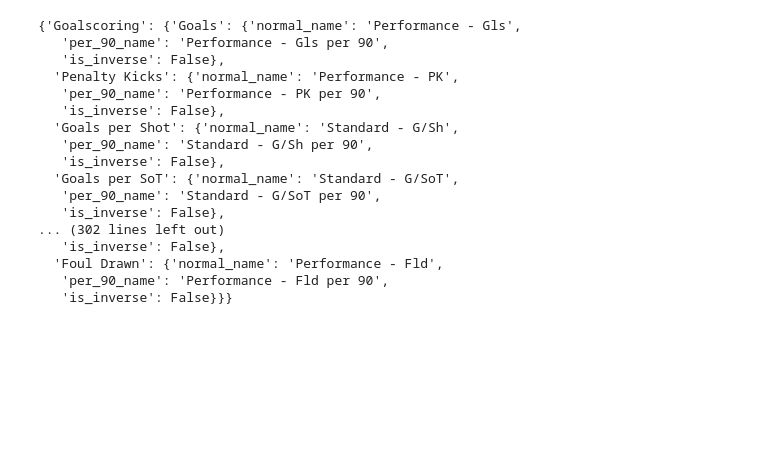
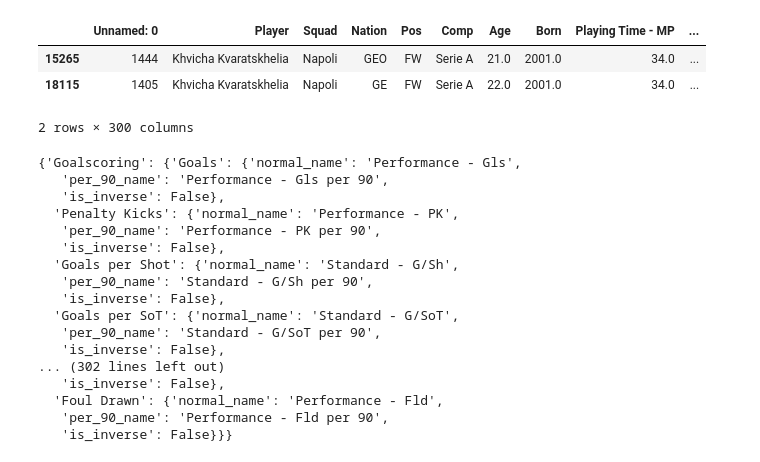
Before and after one commit to Rhys2024/Soccer_Visualization_Streamlit, a Jupyter notebook: Untitled.ipynb, the cells around one changed output. Drawn from its saved outputs; the diff is of its cells as text; code cells hidden in the pictures; blank space fills up the shorter version.

```diff
--- a/Untitled.ipynb
+++ b/Untitled.ipynb
@@ -31,3 +380,15 @@ temp[(temp.Season == '2023-2024') & (temp.Player == 'Harry Kane')]
+# %%
+
+
+
+temp[temp.Pos == 'DF,MF'].tail(50)
+
+temp[temp.Player.str.contains('Kvara')]
+# %% [output]
+|  | Unnamed: 0 | Player | Squad | Nation | Pos | Comp | Age | Born | Playing Time - MP | ... |
+| 15265 | 1444 | Khvicha Kvaratskhelia | Napoli | GEO | FW | Serie A | 21.0 | 2001.0 | 34.0 | ... |
+| 18115 | 1405 | Khvicha Kvaratskhelia | Napoli | GE | FW | Serie A | 22.0 | 2001.0 | 34.0 | ... |
+2 rows × 300 columns
 # %%
 
 
```
Also changed, not shown: parts of 19 cells of this notebook, 11 other files.
